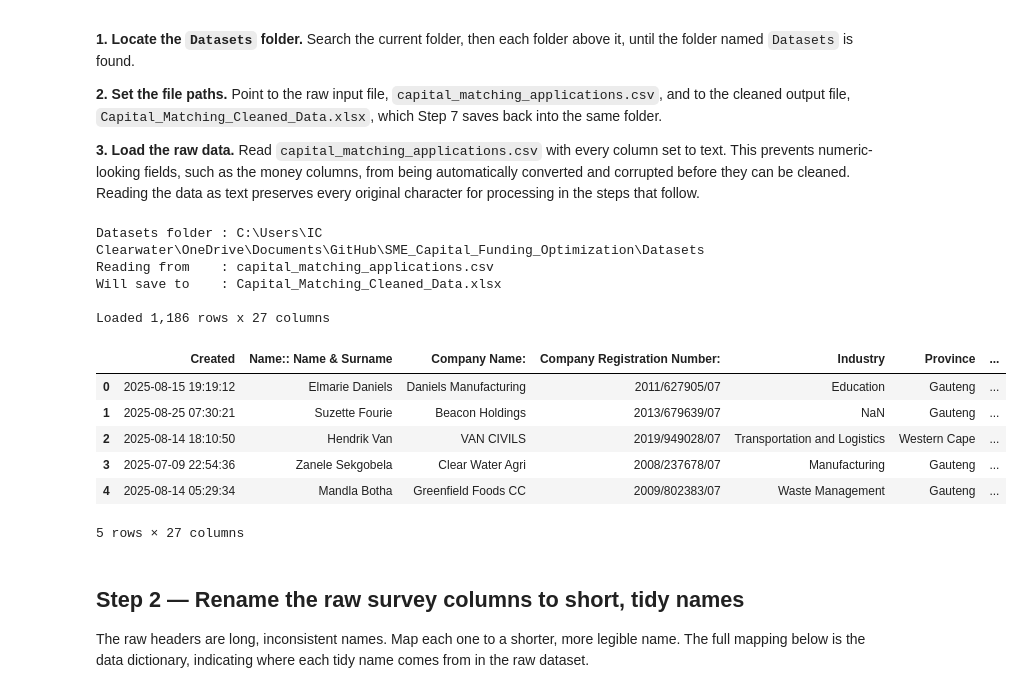
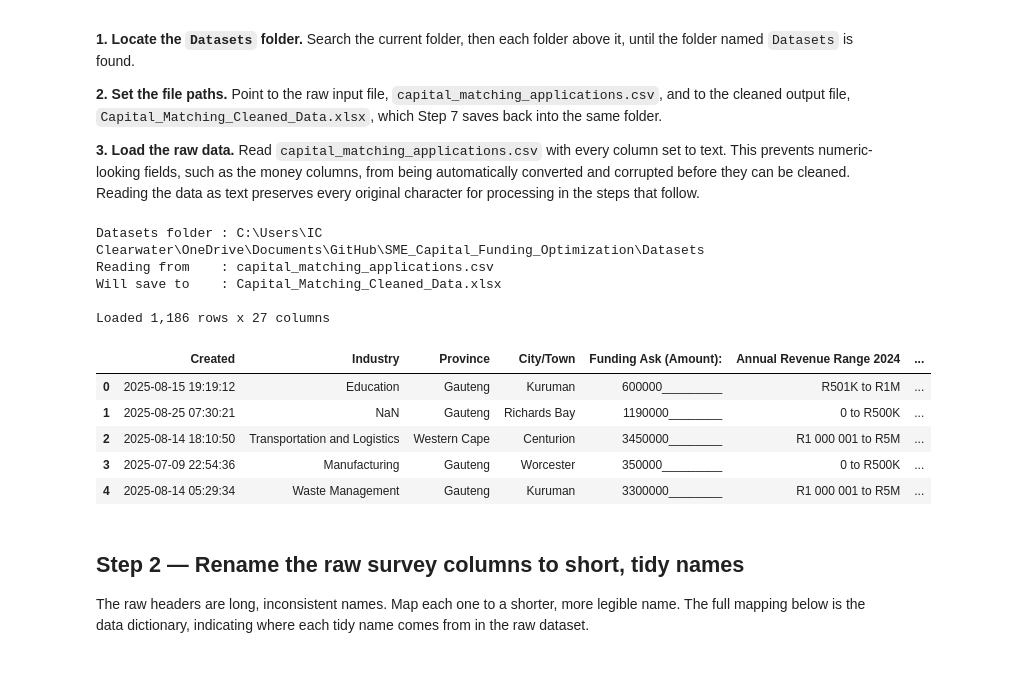
Before and after one commit to MainDevWork/SME_Capital_Funding_Optimization, a Jupyter notebook: Python_Notebooks/Data_Cleaning.ipynb, the cells around one changed output. Cells and saved outputs as stored; diff of their text form; code cells hidden in the pictures.

```diff
--- a/Python_Notebooks/Data_Cleaning.ipynb
+++ b/Python_Notebooks/Data_Cleaning.ipynb
@@ -39,42 +39,59 @@ from pathlib import Path
 
 
 # 1. Locate the Datasets folder.
 def find_datasets_folder():
     """Look in this folder, then the one above it, and so on, until 'Datasets' is found."""
     for folder in [Path.cwd(), *Path.cwd().parents]:
         if (folder / "Datasets").is_dir():
             return folder / "Datasets"
     raise FileNotFoundError(
         "Could not find a folder named 'Datasets'. Please open this notebook from "
         "inside the project folder (the one that contains 'Datasets')."
     )
 
 # 2. Set the file paths: the raw input file, and the cleaned output file saved in Step 7.
 DATASETS = find_datasets_folder()
 RAW_FILE = DATASETS / "capital_matching_applications.csv"
 CLEAN_FILE = DATASETS / "Capital_Matching_Cleaned_Data.xlsx"
 
 print(f"Datasets folder : {DATASETS}")
 print(f"Reading from    : {RAW_FILE.name}")
 print(f"Will save to    : {CLEAN_FILE.name}")
 
-# 3. Load the raw data with every column set to text, then display a sample.
+# 3. Load the raw data with every column set to text.
 raw = pd.read_csv(RAW_FILE, dtype=str)
 print(f"\nLoaded {raw.shape[0]:,} rows x {raw.shape[1]} columns")
-raw.head(5)
+
+# 4. Preview the fields that carry the data-quality problems this notebook exists to fix.
+#    Identifying fields are deliberately kept out of every preview in this notebook:
+#    business and contact names, email addresses, phone numbers, registration numbers
+#    and street addresses. They are loaded and cleaned like any other column, but they
+#    are never printed, because this same code runs unchanged against a confidential
+#    export where displaying them would write them into a saved output.
+PREVIEW_COLUMNS = [
+    "Created",
+    "Industry",
+    "Province",
+    "City/Town",
+    "Funding Ask (Amount):",
+    "Annual Revenue Range 2024",
+    "Actual Revenue 2025",
+    "Existing number of employees ",
+    "BEE Level",
+]
+raw[PREVIEW_COLUMNS].head(5)
 # %% [output]
 Datasets folder : C:\Users\IC Clearwater\OneDrive\Documents\GitHub\SME_Capital_Funding_Optimization\Datasets
 Reading from    : capital_matching_applications.csv
 Will save to    : Capital_Matching_Cleaned_Data.xlsx
 
 Loaded 1,186 rows x 27 columns
-|  | Created | Name:: Name & Surname | Company Name: | Company Registration Number: | Industry | Province | ... |
-| 0 | 2025-08-15 19:19:12 | Elmarie Daniels | Daniels Manufacturing | 2011/627905/07 | Education | Gauteng | ... |
-| 1 | 2025-08-25 07:30:21 | Suzette Fourie | Beacon Holdings | 2013/679639/07 | NaN | Gauteng | ... |
-| 2 | 2025-08-14 18:10:50 | Hendrik Van | VAN CIVILS | 2019/949028/07 | Transportation and Logistics | Western Cape | ... |
-| 3 | 2025-07-09 22:54:36 | Zanele Sekgobela | Clear Water Agri | 2008/237678/07 | Manufacturing | Gauteng | ... |
-| 4 | 2025-08-14 05:29:34 | Mandla Botha | Greenfield Foods CC | 2009/802383/07 | Waste Management | Gauteng | ... |
+|  | Created | Industry | Province | City/Town | Funding Ask (Amount): | Annual Revenue Range 2024 | ... |
+| 0 | 2025-08-15 19:19:12 | Education | Gauteng | Kuruman | 600000_________ | R501K to R1M | ... |
+| 1 | 2025-08-25 07:30:21 | NaN | Gauteng | Richards Bay | 1190000________ | 0 to R500K | ... |
+| 2 | 2025-08-14 18:10:50 | Transportation and Logistics | Western Cape | Centurion | 3450000________ | R1 000 001 to R5M | ... |
+| 3 | 2025-07-09 22:54:36 | Manufacturing | Gauteng | Worcester | 350000_________ | 0 to R500K | ... |
+| 4 | 2025-08-14 05:29:34 | Waste Management | Gauteng | Kuruman | 3300000________ | R1 000 001 to R5M | ... |
-5 rows × 27 columns
 # %% [markdown]
 <a id="step-2"></a>
 ## Step 2 — Rename the raw survey columns to short, tidy names
```
Also changed, not shown: parts of 2 cells of this notebook, 7 other files.
